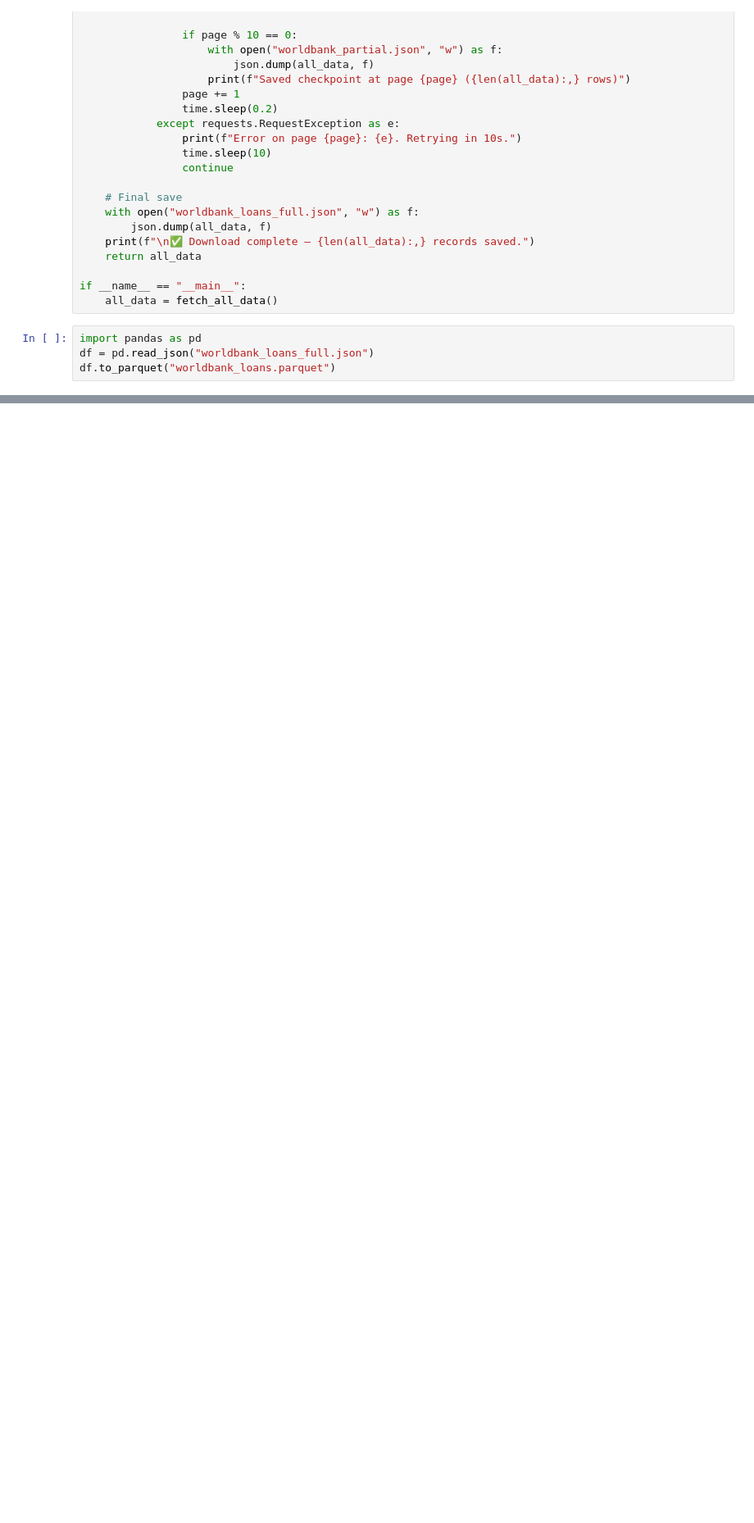
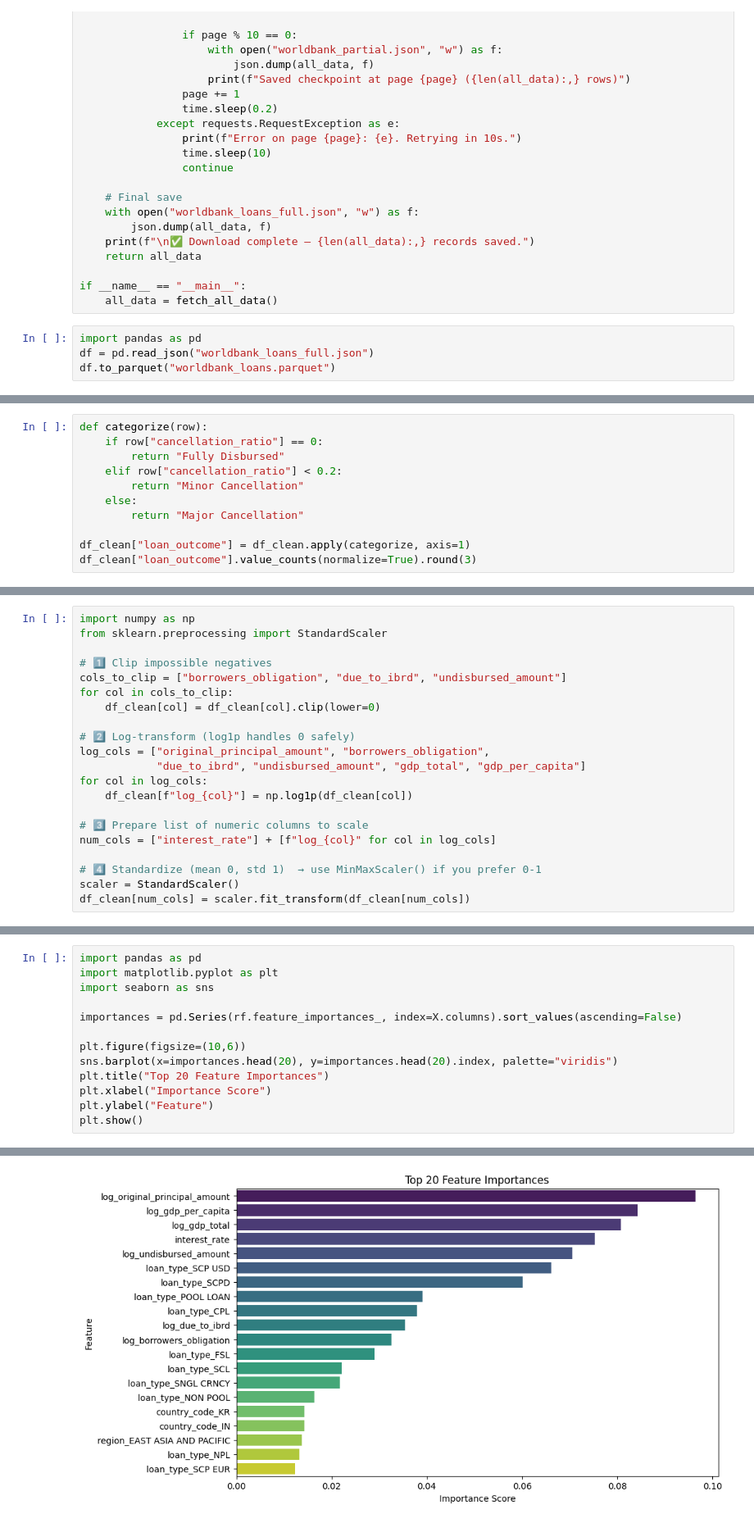
Before and after one commit to AlexLanier/World-Bank-AI-Analysis, a Jupyter notebook: Loans&Guarantees.ipynb, the cells around one changed output, grey strips where cells are left out. Shown at 82% size. Cells and saved outputs as stored; diff of their text form; blank space fills up the shorter version.

```diff
--- a/Loans&Guarantees.ipynb
+++ b/Loans&Guarantees.ipynb
@@ -167,0 +380,11 @@ df_clean.describe(include='all')
+# %%
+def categorize(row):
+    if row["cancellation_ratio"] == 0:
+        return "Fully Disbursed"
+    elif row["cancellation_ratio"] < 0.2:
+        return "Minor Cancellation"
+    else:
+        return "Major Cancellation"
+
+df_clean["loan_outcome"] = df_clean.apply(categorize, axis=1)
+df_clean["loan_outcome"].value_counts(normalize=True).round(3)
@@ -167,0 +421,21 @@ df_clean.describe(include='all')
+# %%
+import numpy as np
+from sklearn.preprocessing import StandardScaler
+
+# 1️⃣ Clip impossible negatives
+cols_to_clip = ["borrowers_obligation", "due_to_ibrd", "undisbursed_amount"]
+for col in cols_to_clip:
+    df_clean[col] = df_clean[col].clip(lower=0)
+
+# 2️⃣ Log-transform (log1p handles 0 safely)
+log_cols = ["original_principal_amount", "borrowers_obligation",
+            "due_to_ibrd", "undisbursed_amount", "gdp_total", "gdp_per_capita"]
+for col in log_cols:
+    df_clean[f"log_{col}"] = np.log1p(df_clean[col])
+
+# 3️⃣ Prepare list of numeric columns to scale
+num_cols = ["interest_rate"] + [f"log_{col}" for col in log_cols]
+
+# 4️⃣ Standardize (mean 0, std 1)  → use MinMaxScaler() if you prefer 0-1
+scaler = StandardScaler()
+df_clean[num_cols] = scaler.fit_transform(df_clean[num_cols])
@@ -167,0 +637,14 @@ df_clean.describe(include='all')
+# %%
+import pandas as pd
+import matplotlib.pyplot as plt
+import seaborn as sns
+
+importances = pd.Series(rf.feature_importances_, index=X.columns).sort_values(ascending=False)
+
+plt.figure(figsize=(10,6))
+sns.barplot(x=importances.head(20), y=importances.head(20).index, palette="viridis")
+plt.title("Top 20 Feature Importances")
+plt.xlabel("Importance Score")
+plt.ylabel("Feature")
+plt.show()
+# %% [output]
@@ -167,0 +654 @@ df_clean.describe(include='all')
+[figure, added]
```
Also changed, not shown: parts of 32 cells of this notebook, 1 other file.
